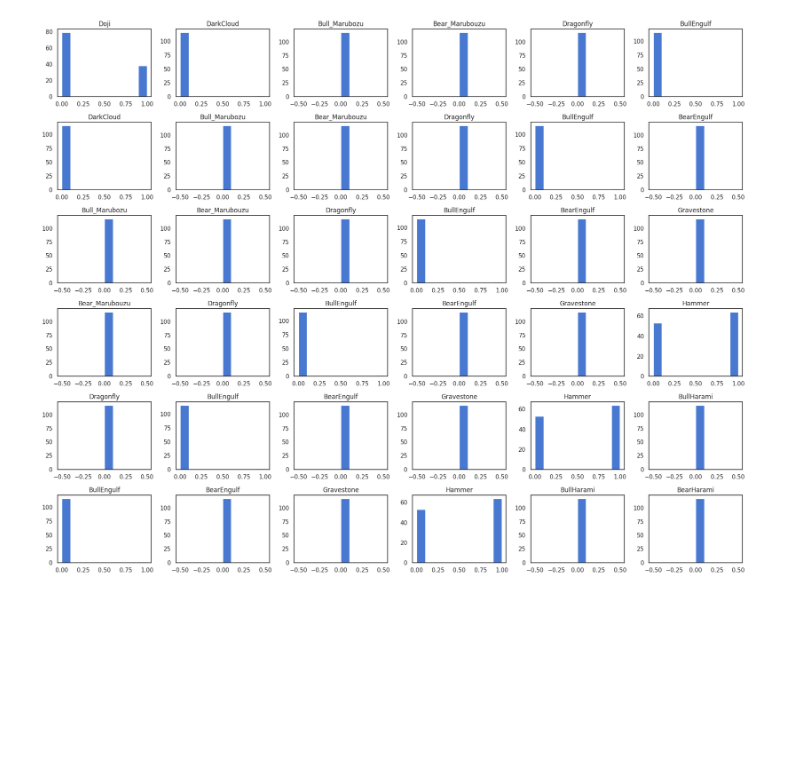
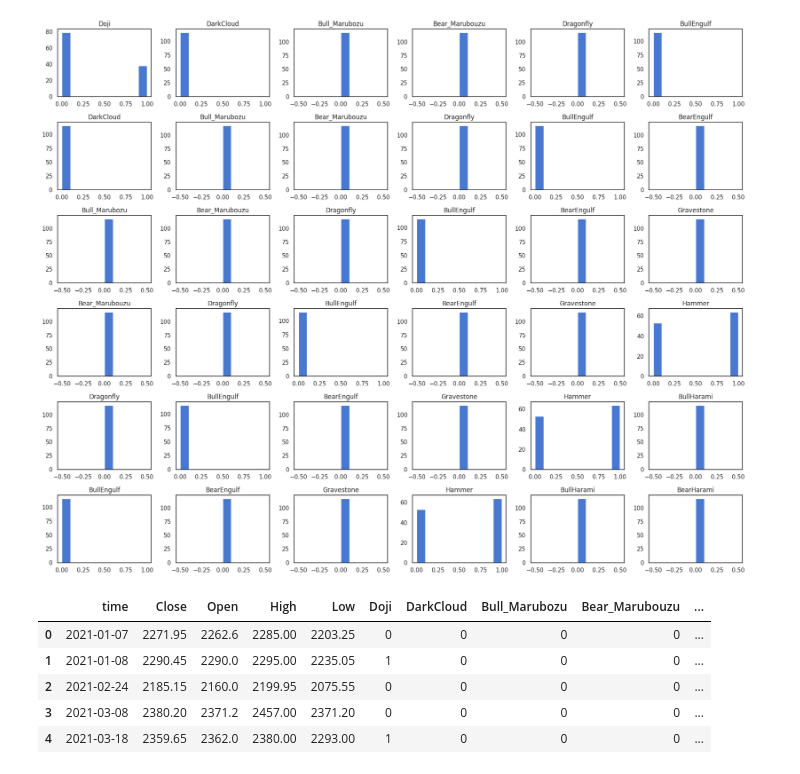
Before and after one commit to viraj-s15/candlestick-pattern-analysis, a Jupyter notebook: notebooks/mappings.ipynb, the cells around one changed output. Saved outputs shown, nothing was run; the diff lists cells and outputs as text; code cells hidden in the pictures; blank space fills up the shorter version.

```diff
--- a/notebooks/mappings.ipynb
+++ b/notebooks/mappings.ipynb
@@ -16,3 +16,12 @@ for row in range(len(df.columns[5:]) // 2):
         plt.tight_layout()
 # %% [output]
 [figure]
+# %%
+df.head()
+# %% [output]
+|  | time | Close | Open | High | Low | Doji | DarkCloud | Bull_Marubozu | Bear_Marubouzu | ... |
+| 0 | 2021-01-07 | 2271.95 | 2262.6 | 2285.00 | 2203.25 | 0 | 0 | 0 | 0 | ... |
+| 1 | 2021-01-08 | 2290.45 | 2290.0 | 2295.00 | 2235.05 | 1 | 0 | 0 | 0 | ... |
+| 2 | 2021-02-24 | 2185.15 | 2160.0 | 2199.95 | 2075.55 | 0 | 0 | 0 | 0 | ... |
+| 3 | 2021-03-08 | 2380.20 | 2371.2 | 2457.00 | 2371.20 | 0 | 0 | 0 | 0 | ... |
+| 4 | 2021-03-18 | 2359.65 | 2362.0 | 2380.00 | 2293.00 | 1 | 0 | 0 | 0 | ... |
```
Also changed, not shown: 1 other file.
